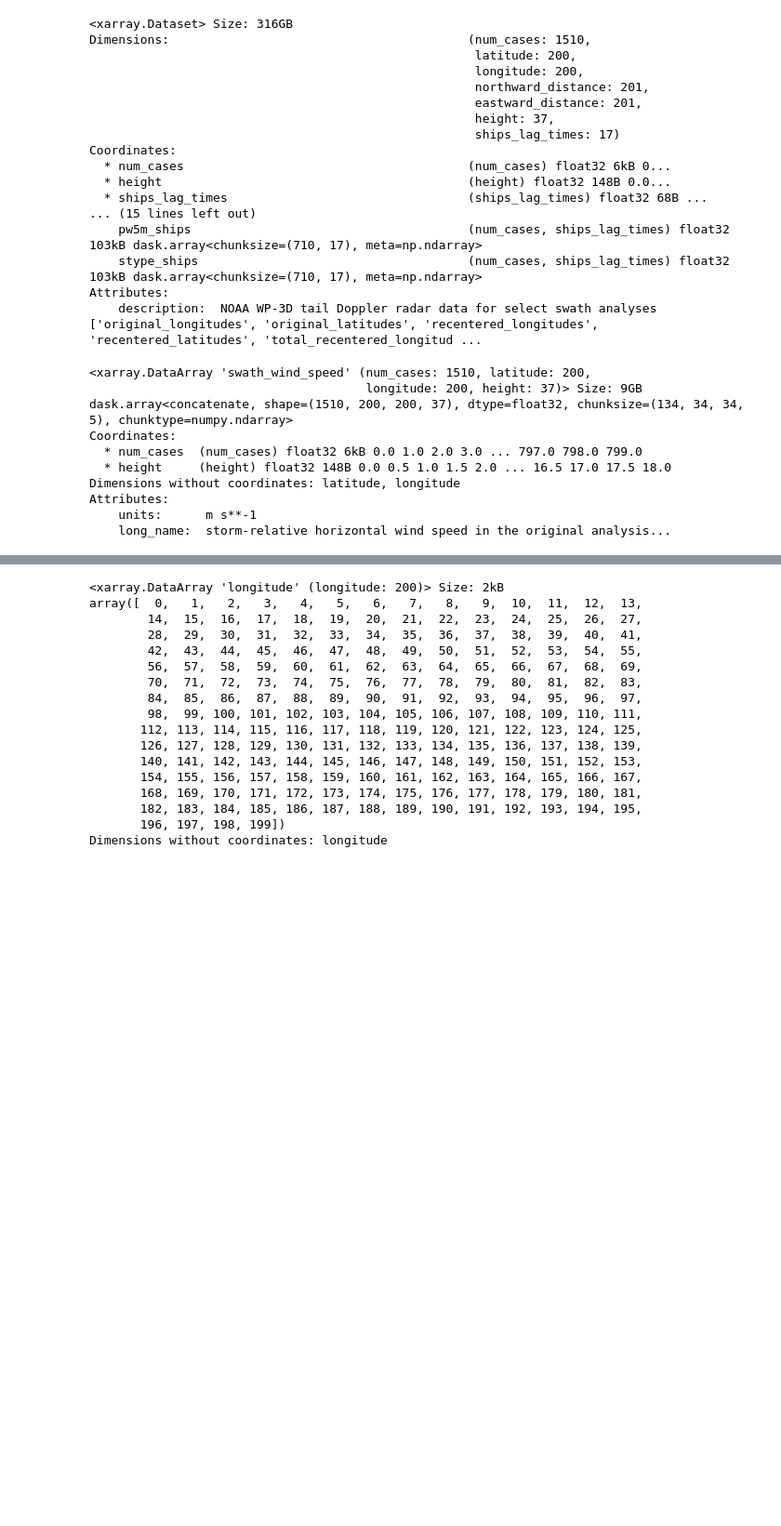
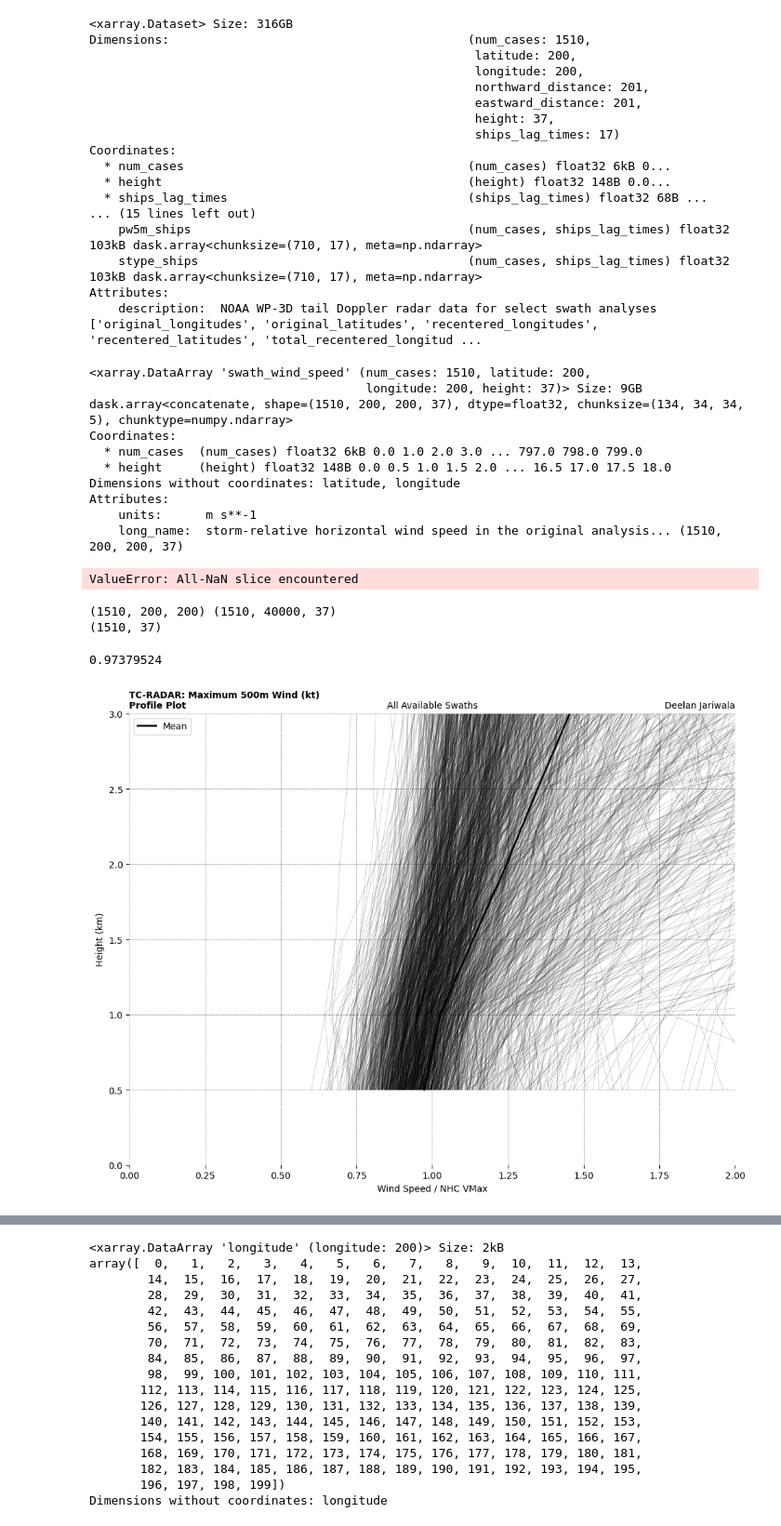
Before and after one commit to TCAlert/testing, a Jupyter notebook: TDRCorr.ipynb, the cells around one changed output, grey strips where cells are left out. Shown at 93% size. Cells and saved outputs as stored; diff of their text form; code cells hidden in the pictures; blank space fills up the shorter version.

```diff
--- a/TDRCorr.ipynb
+++ b/TDRCorr.ipynb
@@ -40,7 +40,7 @@ Attributes:
     description:  NOAA WP-3D tail Doppler radar data for select swath analyses ['original_longitudes', 'original_latitudes', 'recentered_longitudes', 'recentered_latitudes', 'total_recentered_longitud ...
 # %%
 data = dataset['swath_wind_speed']
-print(data)
+print(data, data.values.shape)
 # %% [output]
 <xarray.DataArray 'swath_wind_speed' (num_cases: 1510, latitude: 200,
                                       longitude: 200, height: 37)> Size: 9GB
@@ -51,4 +51,63 @@ Coordinates:
 Dimensions without coordinates: latitude, longitude
 Attributes:
     units:      m s**-1
-    long_name:  storm-relative horizontal wind speed in the original analysis...
+    long_name:  storm-relative horizontal wind speed in the original analysis... (1510, 200, 200, 37)
+# %%
+v500 = data.sel(height=.5).values
+profs = data.values.reshape(1510, 200 * 200, 37)
+# %% [output]
+ValueError: All-NaN slice encountered
+# %%
+print(v500.shape, profs.shape)
+vflat = v500.reshape(1510, -1)
+bad = np.isnan(vflat).all(axis=1)
+vflat[bad] = -np.inf
+maxLocs = np.nanargmax(vflat, axis=1)
+maxProfs = profs[np.arange(1510), maxLocs] * 1.94384
+print(maxProfs.shape)
+# %% [output]
+(1510, 200, 200) (1510, 40000, 37)
+(1510, 37)
+# %%
+from matplotlib.colors import LogNorm, PowerNorm
+from scipy.ndimage import gaussian_filter
+from matplotlib.collections import LineCollection
+from matplotlib.colors import Normalize
+
+fig = plt.figure(figsize = (12, 9))
+ax = plt.axes()
+ax.set_frame_on(False)
+ax.grid(linestyle = '--', alpha = 0.5, color = 'black', linewidth = 0.5, zorder = 9)
+ax.set_xlabel('Wind Speed / NHC VMax')
+ax.set_ylabel('Height (km)')
+ax.set_ylim(0, 3)
+ax.set_xlim(0, 2)
+
+height = data.height
+vmax = dataset['vmax_ships'].sel(ships_lag_times = 0).values
+rmw = dataset['tc_rmw'].sel(height = 0.5).values
+temp = vmax[:, None] / maxProfs
+print(np.nanmean(temp, axis = 0)[1])
+
+segments = np.stack([temp, np.tile(height, (temp.shape[0],1))], axis=-1)
+
+# c = LineCollection(segments, cmap= cmap.sshws(), array=rmw, linewidth=0.25, alpha = 1, norm = Normalize(vmin = 0, vmax = 140))
+
+# ax.add_collection(c)
+
+plt.plot(temp.T, data.height, linewidth = 0.5, color = 'black', alpha = 0.25)
+# plt.plot(np.nanpercentile(temp, 95, axis = 0), height, linewidth = 2, color = 'red', label = '95th Percentile')
+plt.plot(np.nanmean(temp, axis = 0), height, linewidth = 2, color = 'black', label = 'Mean')
+
+ax.legend()
+
+ax.set_title(f'TC-RADAR: Maximum 500m Wind (kt)\nProfile Plot', fontweight='bold', fontsize=10, loc='left')
+ax.set_title(f'All Available Swaths', fontsize = 10, loc = 'center')
+ax.set_title('Deelan Jariwala', fontsize=10, loc='right')
+
+# cbar = plt.colorbar(c, orientation = 'vertical', aspect = 50, pad = .02, label = 'Count')
+plt.savefig(r"C:\Users\deela\Downloads\maxWindProf3.png", dpi = 200, bbox_inches = 'tight')
+plt.show()
+# %% [output]
+0.97379524
+[figure, added]
```
Also changed, not shown: parts of 7 cells of this notebook, 11 other files.
